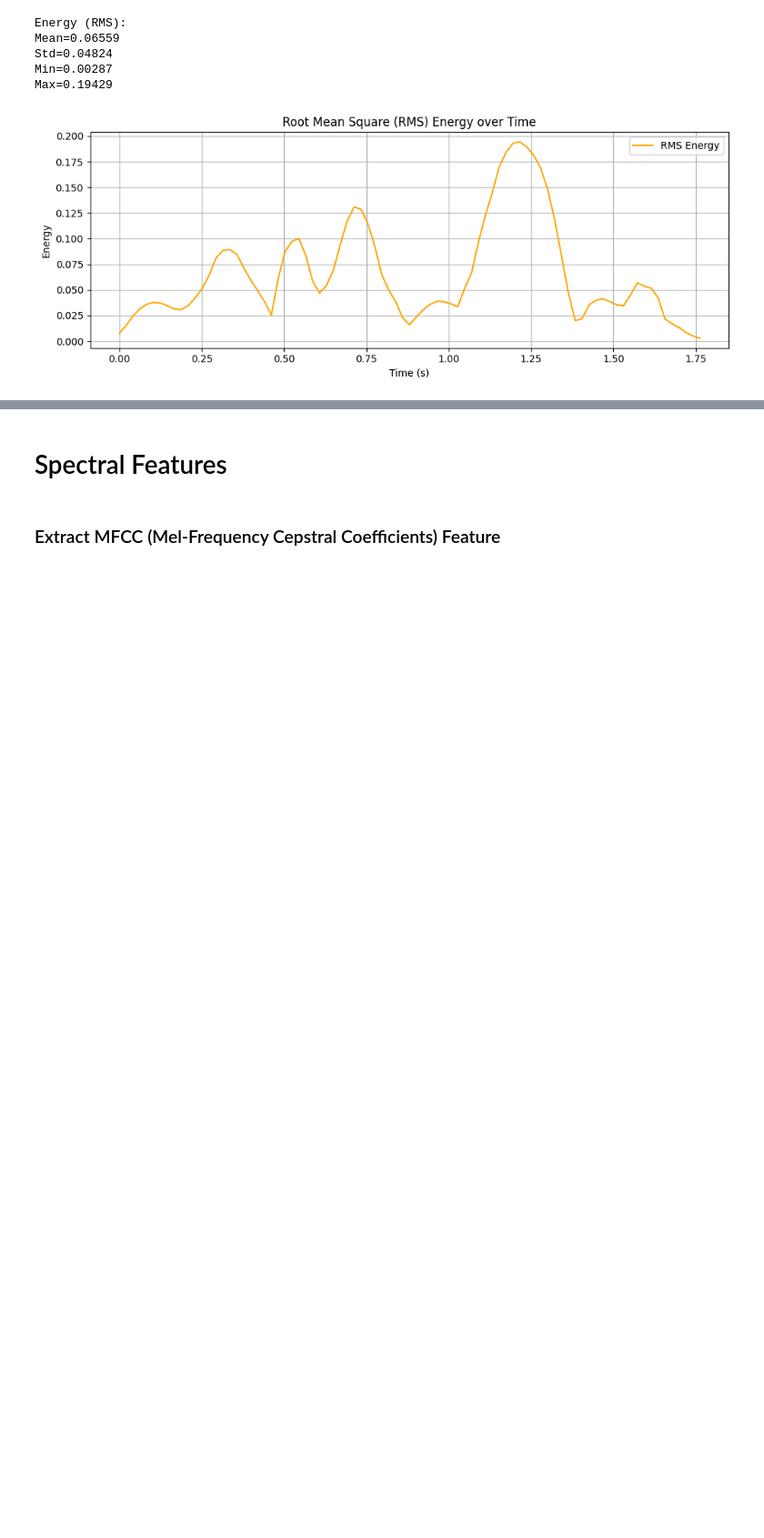
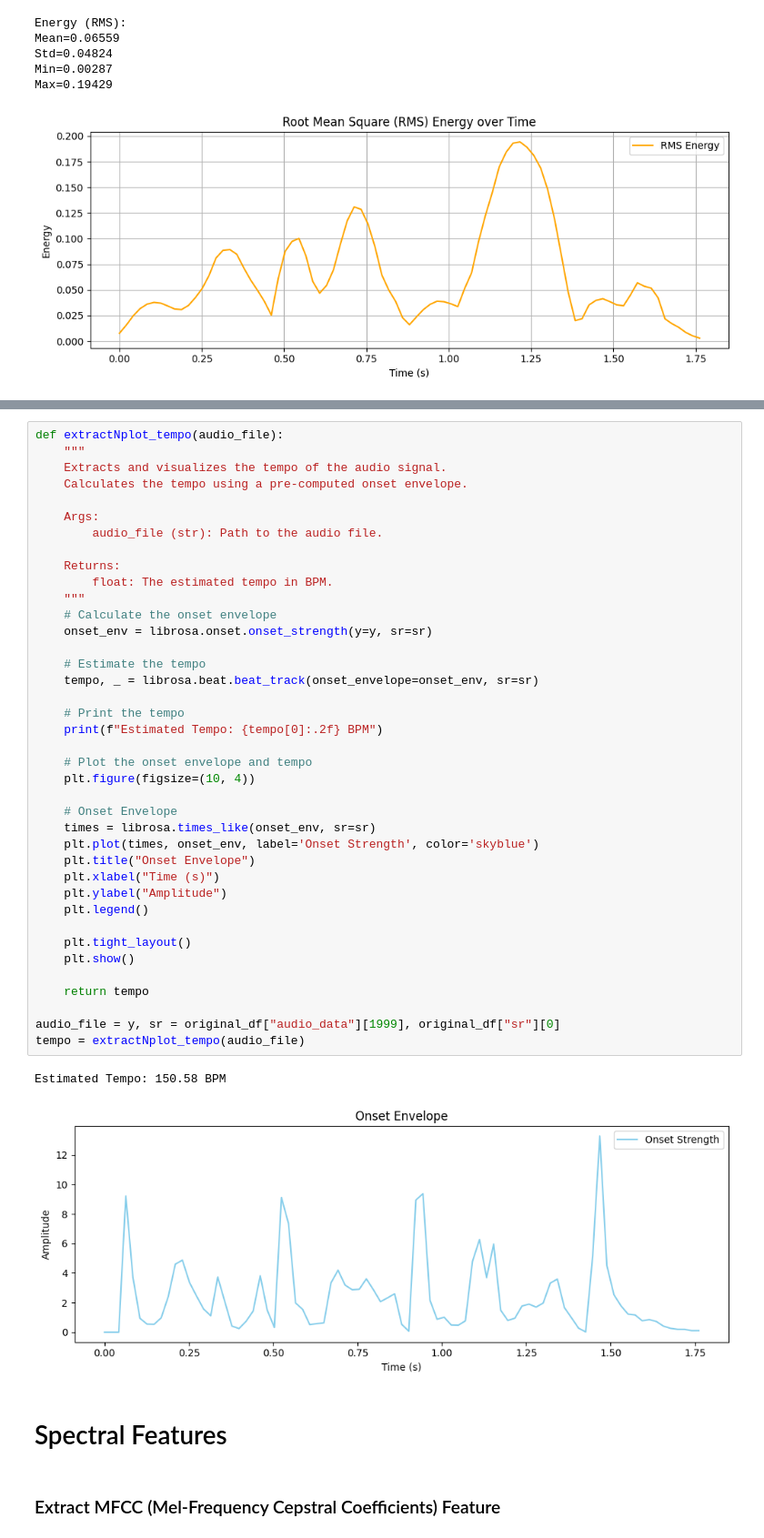
Before and after one commit to brunomfernandes45/emotion-detection, a Jupyter notebook: notebook.ipynb, the cells around one changed output, grey strips where cells are left out. Shown at 91% size. Drawn from its saved outputs; the diff is of its cells as text; blank space fills up the shorter version.

```diff
--- a/notebook.ipynb
+++ b/notebook.ipynb
@@ -490,3 +286,45 @@ Shimmer (Standard Deviation of Energy Differences): 0.01467
+# %%
+def extractNplot_tempo(audio_file):
+    """
+    Extracts and visualizes the tempo of the audio signal.
+    Calculates the tempo using a pre-computed onset envelope.
+
+    Args:
+        audio_file (str): Path to the audio file.
+
+    Returns:
+        float: The estimated tempo in BPM.
+    """
+    # Calculate the onset envelope
+    onset_env = librosa.onset.onset_strength(y=y, sr=sr)
+
+    # Estimate the tempo
+    tempo, _ = librosa.beat.beat_track(onset_envelope=onset_env, sr=sr)
+
+    # Print the tempo
+    print(f"Estimated Tempo: {tempo[0]:.2f} BPM")
+
+    # Plot the onset envelope and tempo
+    plt.figure(figsize=(10, 4))
+
+    # Onset Envelope
+    times = librosa.times_like(onset_env, sr=sr)
+    plt.plot(times, onset_env, label='Onset Strength', color='skyblue')
+    plt.title("Onset Envelope")
+    plt.xlabel("Time (s)")
+    plt.ylabel("Amplitude")
+    plt.legend()
+
+    plt.tight_layout()
+    plt.show()
+
+    return tempo
+
+audio_file = y, sr = original_df["audio_data"][1999], original_df["sr"][0]
+tempo = extractNplot_tempo(audio_file)
+# %% [output]
+Estimated Tempo: 150.58 BPM
+[figure, added]
 # %% [markdown]
 # Spectral Features
 # %% [markdown]
```
Also changed, not shown: parts of 6 cells of this notebook.
